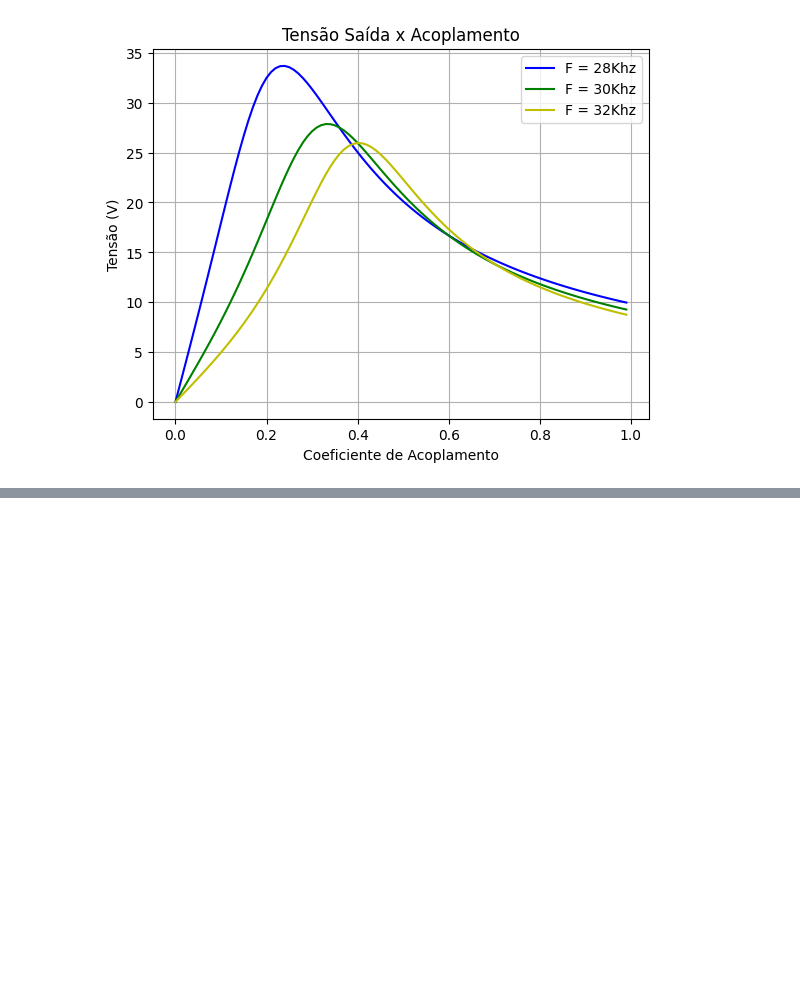
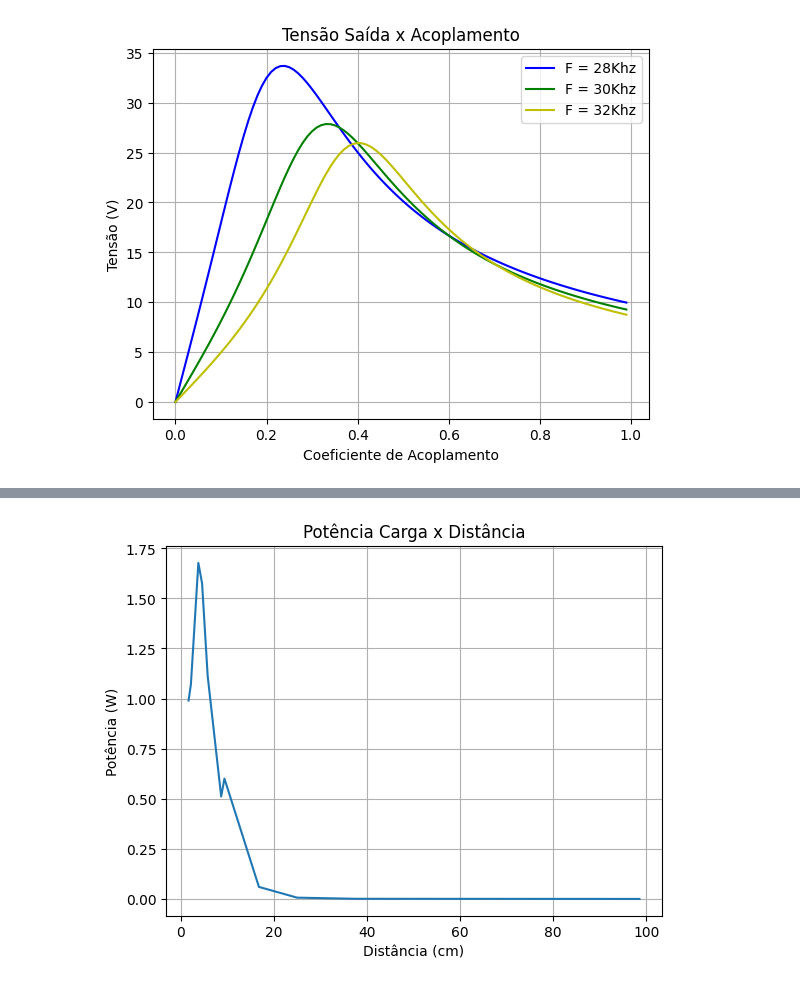
Before and after one commit to PedroPauloMorenoCamargo/Projeto_Eletromag, a Jupyter notebook: Parte_Teorica2.ipynb, the cells around one changed output, grey strips where cells are left out. Drawn from its saved outputs; the diff is of its cells as text; code cells hidden in the pictures; blank space fills up the shorter version.

```diff
--- a/Parte_Teorica2.ipynb
+++ b/Parte_Teorica2.ipynb
@@ -159,0 +174,14 @@ plt.show()
+# %%
+lista_potencias = []
+for v in lista_tensoes_p:
+    S = (v**2)/RC
+    lista_potencias.append(S)
+# %%
+plt.plot(lista_distancias,lista_potencias)
+plt.title('Potência Carga x Distância')
+plt.ylabel("Potência (W)")
+plt.xlabel("Distância (cm)")
+plt.grid(True)
+plt.show()
+# %% [output]
+[figure, added]
```
Also changed, not shown: parts of 3 cells of this notebook.
